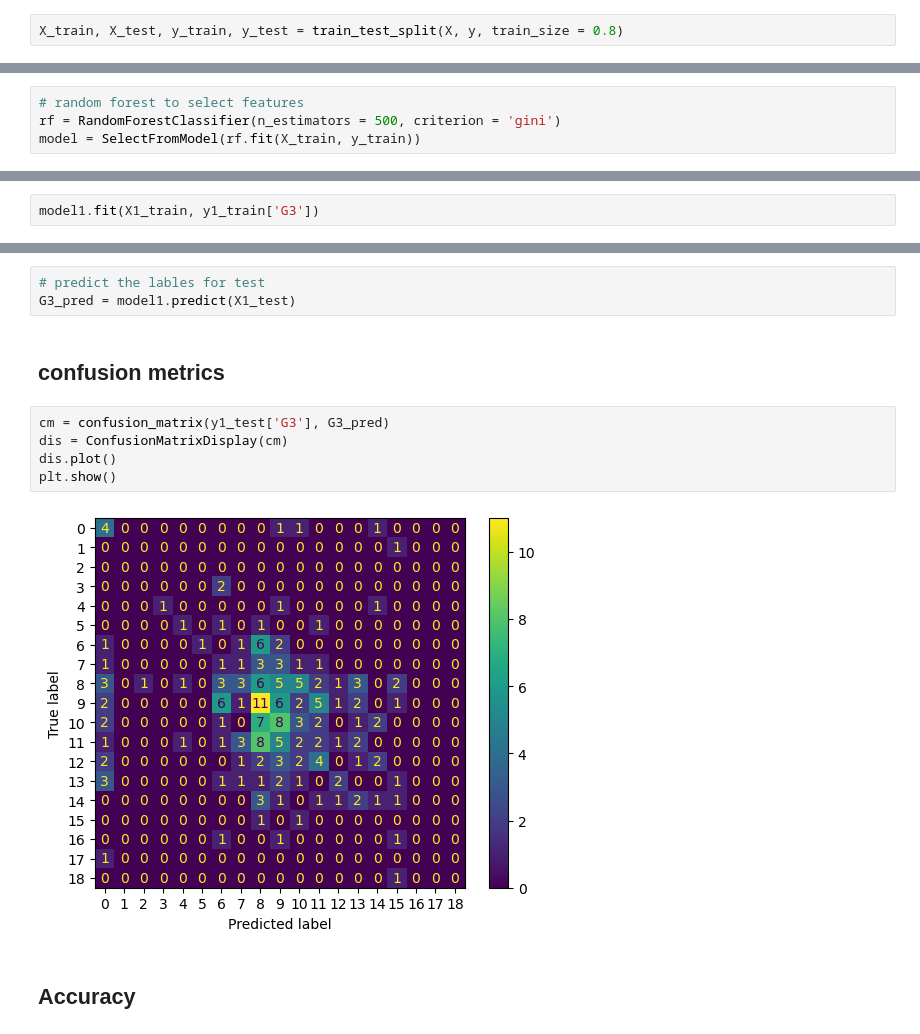
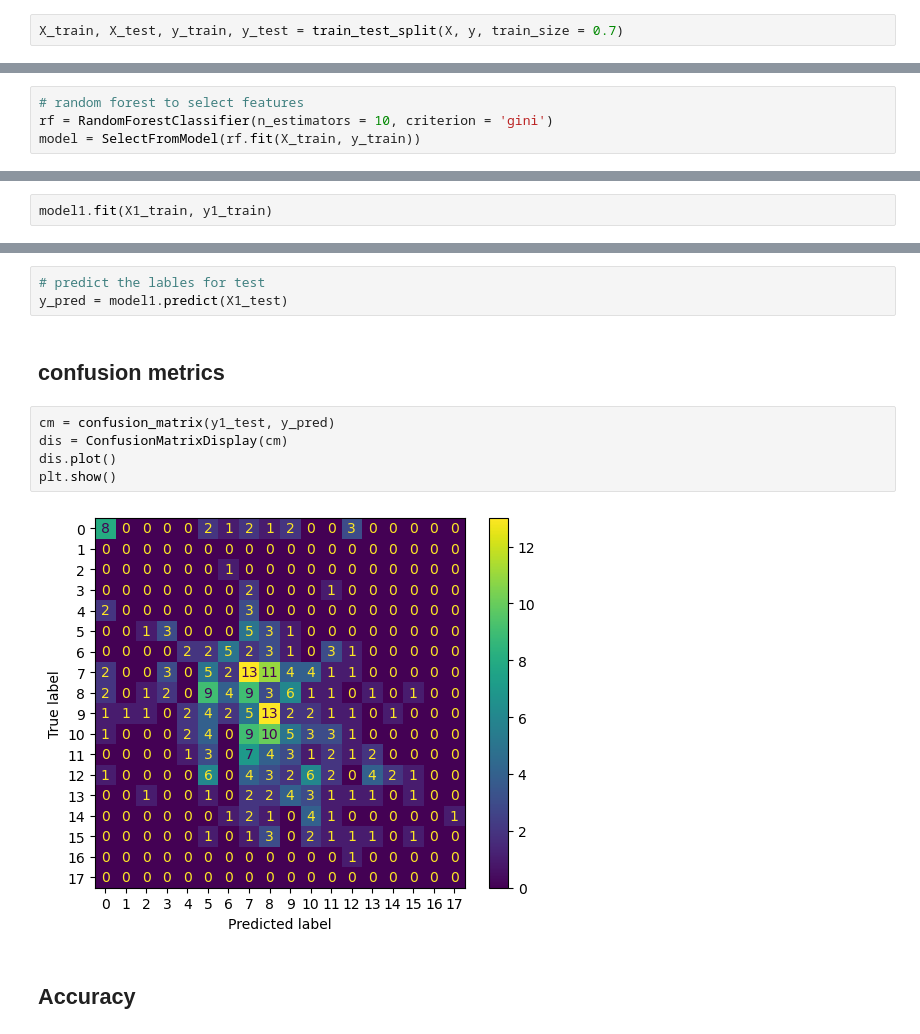
Before and after one commit to notfakearcher/yanjun, a Jupyter notebook: 01_topics/machine_learning/supervised_learning/bagging.ipynb, the cells around one changed output, grey strips where cells are left out. Saved outputs shown, nothing was run; the diff lists cells and outputs as text.

```diff
--- a/01_topics/machine_learning/supervised_learning/bagging.ipynb
+++ b/01_topics/machine_learning/supervised_learning/bagging.ipynb
@@ -90,12 +108,12 @@ See the caveats in the documentation: https://pandas.pydata.org/pandas-docs/stab
 # %% [markdown]
 ## Split the data into training and test
 # %%
-X_train, X_test, y_train, y_test = train_test_split(X, y, train_size = 0.8)
+X_train, X_test, y_train, y_test = train_test_split(X, y, train_size = 0.7)
 # %% [markdown]
 ## Feature selection
 # %%
 # random forest to select features
-rf = RandomForestClassifier(n_estimators = 500, criterion = 'gini')
+rf = RandomForestClassifier(n_estimators = 10, criterion = 'gini')
 model = SelectFromModel(rf.fit(X_train, y_train))
 # %%
 model.get_support()
@@ -122,21 +140,21 @@ model1 = BaggingClassifier()
 # %%
 # model1.fit(X1_train, y1_train['G2'])
 # %%
-model1.fit(X1_train, y1_train['G3'])
+model1.fit(X1_train, y1_train)
 # %% [output]
 BaggingClassifier()
 # %%
 # predict the lables for test
-G3_pred = model1.predict(X1_test)
+y_pred = model1.predict(X1_test)
 # %% [markdown]
 ## confusion metrics
 # %%
-cm = confusion_matrix(y1_test['G3'], G3_pred)
+cm = confusion_matrix(y1_test, y_pred)
 dis = ConfusionMatrixDisplay(cm)
 dis.plot()
 plt.show()
 # %% [output]
-[figure, old version]
+[figure, new version]
 # %% [markdown]
 ## Accuracy
 # %%
```
Also changed, not shown: parts of 14 cells of this notebook.
